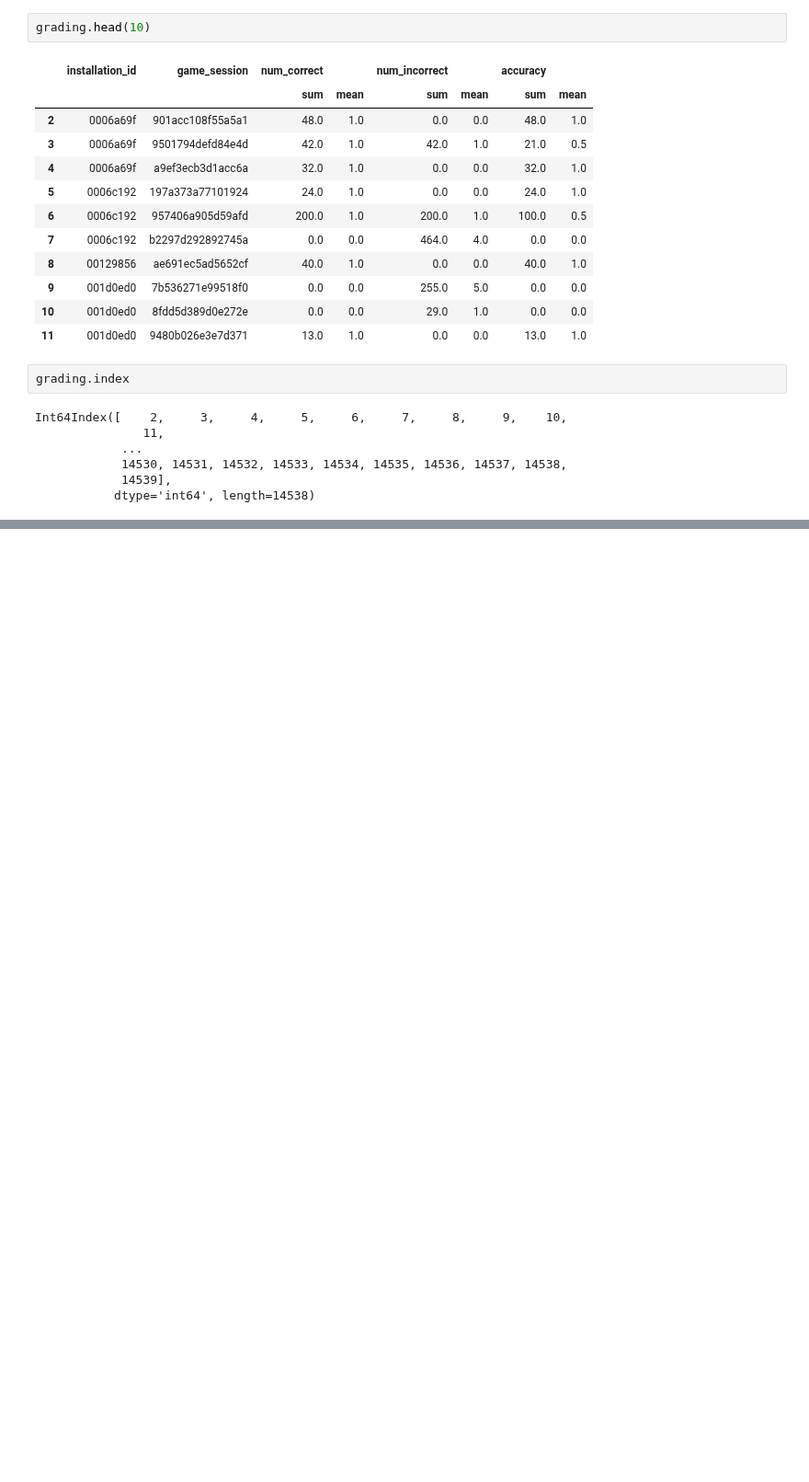
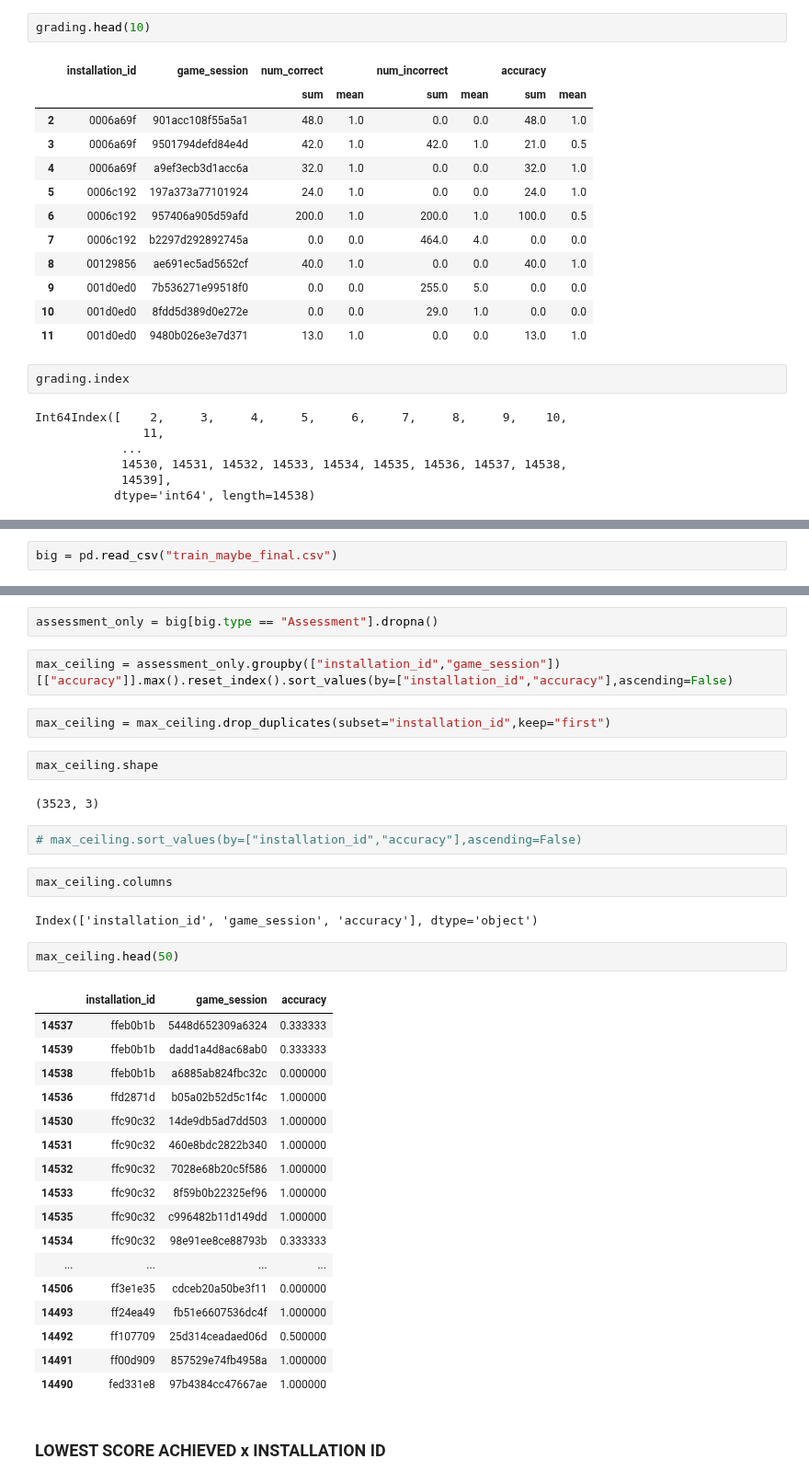
Before and after one commit to cats-in-the-hat/PBS-KIDS2, a Jupyter notebook: cris_ntbk.ipynb, the cells around one changed output, grey strips where cells are left out. Shown at 92% size. Drawn from its saved outputs; the diff is of its cells as text; blank space fills up the shorter version.

```diff
--- a/cris_ntbk.ipynb
+++ b/cris_ntbk.ipynb
@@ -980,0 +992,2 @@ Int64Index([    2,     3,     4,     5,     6,     7,     8,     9,    10,
+# %%
+big = pd.read_csv("train_maybe_final.csv")
@@ -980,0 +1005,38 @@ Int64Index([    2,     3,     4,     5,     6,     7,     8,     9,    10,
+# %%
+assessment_only = big[big.type == "Assessment"].dropna()
+# %%
+max_ceiling = assessment_only.groupby(["installation_id","game_session"])[["accuracy"]].max().reset_index().sort_values(by=["installation_id","accuracy"],ascending=False)
+# %%
+max_ceiling = max_ceiling.drop_duplicates(subset="installation_id",keep="first")
+# %%
+max_ceiling.shape
+# %% [output]
+(3523, 3)
+# %%
+# max_ceiling.sort_values(by=["installation_id","accuracy"],ascending=False)
+# %%
+max_ceiling.columns
+# %% [output]
+Index(['installation_id', 'game_session', 'accuracy'], dtype='object')
+# %%
+max_ceiling.head(50)
+# %% [output]
+|  | installation_id | game_session | accuracy |
+| 14537 | ffeb0b1b | 5448d652309a6324 | 0.333333 |
+| 14539 | ffeb0b1b | dadd1a4d8ac68ab0 | 0.333333 |
+| 14538 | ffeb0b1b | a6885ab824fbc32c | 0.000000 |
+| 14536 | ffd2871d | b05a02b52d5c1f4c | 1.000000 |
+| 14530 | ffc90c32 | 14de9db5ad7dd503 | 1.000000 |
+| 14531 | ffc90c32 | 460e8bdc2822b340 | 1.000000 |
+| 14532 | ffc90c32 | 7028e68b20c5f586 | 1.000000 |
+| 14533 | ffc90c32 | 8f59b0b22325ef96 | 1.000000 |
+| 14535 | ffc90c32 | c996482b11d149dd | 1.000000 |
+| 14534 | ffc90c32 | 98e91ee8ce88793b | 0.333333 |
+| ... | ... | ... | ... |
+| 14506 | ff3e1e35 | cdceb20a50be3f11 | 0.000000 |
+| 14493 | ff24ea49 | fb51e6607536dc4f | 1.000000 |
+| 14492 | ff107709 | 25d314ceadaed06d | 0.500000 |
+| 14491 | ff00d909 | 857529e74fb4958a | 1.000000 |
+| 14490 | fed331e8 | 97b4384cc47667ae | 1.000000 |
+# %% [markdown]
+### LOWEST SCORE ACHIEVED x INSTALLATION ID
```
Also changed, not shown: parts of 8 cells of this notebook.
